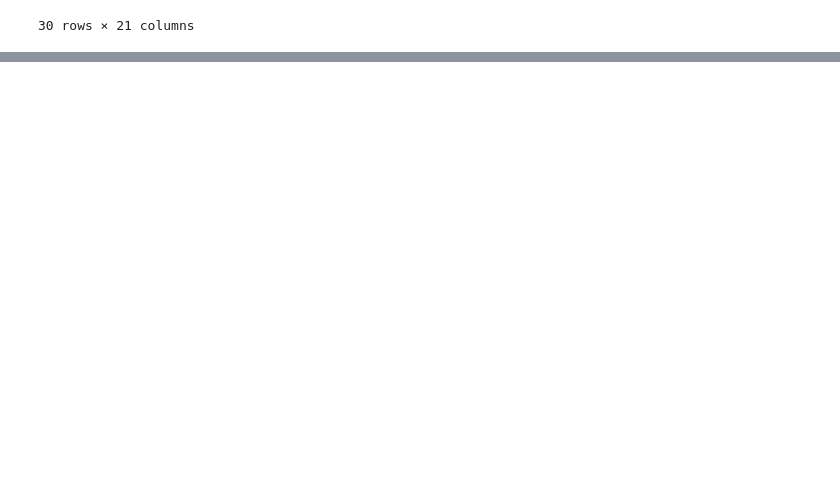
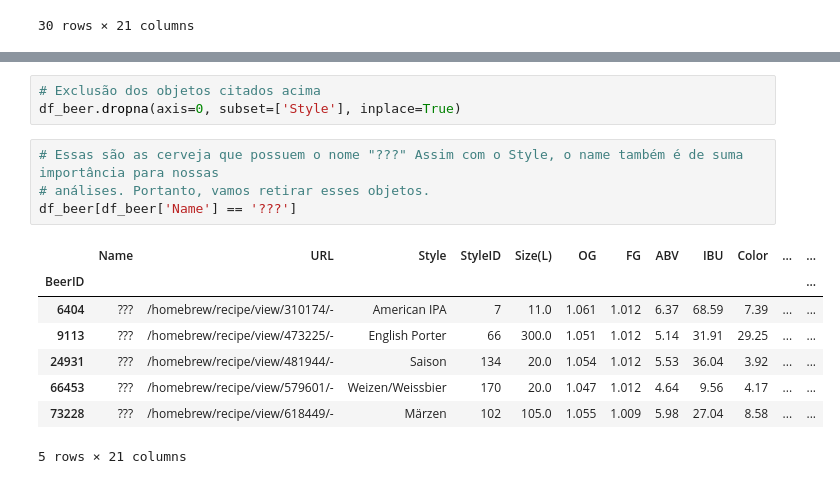
Before and after one commit to Kaioiva/TP_CienciaDeDados, a Jupyter notebook: TP_Ana_Gustavo_Kaio_beer.ipynb, the cells around one changed output, grey strips where cells are left out. Saved outputs shown, nothing was run; the diff lists cells and outputs as text; blank space fills up the shorter version.

```diff
--- a/TP_Ana_Gustavo_Kaio_beer.ipynb
+++ b/TP_Ana_Gustavo_Kaio_beer.ipynb
@@ -154,3 +178,19 @@ df_beer[df_beer['StyleID'] == 111]
 | 73701 | Chinook the Crook | /homebrew/recipe/view/615888/chin... | NaN | 111 | 20.82 | 1.055 | 1.010 | 5.90 | 68.19 | 7.55 | ... | ... |
 | 73859 | SK-Kölsch | /homebrew/recipe/view/586891/ | NaN | 111 | 16.00 | 1.046 | 1.008 | 5.01 | 25.42 | 3.63 | ... | ... |
 596 rows × 21 columns
+# %%
+# Exclusão dos objetos citados acima
+df_beer.dropna(axis=0, subset=['Style'], inplace=True)
+# %%
+# Essas são as cerveja que possuem o nome "???" Assim com o Style, o name também é de suma importância para nossas
+# análises. Portanto, vamos retirar esses objetos.
+df_beer[df_beer['Name'] == '???']
+# %% [output]
+|  | Name | URL | Style | StyleID | Size(L) | OG | FG | ABV | IBU | Color | ... | ... |
+| BeerID |  |  |  |  |  |  |  |  |  |  |  | ... |
+| 6404 | ??? | /homebrew/recipe/view/310174/- | American IPA | 7 | 11.0 | 1.061 | 1.012 | 6.37 | 68.59 | 7.39 | ... | ... |
+| 9113 | ??? | /homebrew/recipe/view/473225/- | English Porter | 66 | 300.0 | 1.051 | 1.012 | 5.14 | 31.91 | 29.25 | ... | ... |
+| 24931 | ??? | /homebrew/recipe/view/481944/- | Saison | 134 | 20.0 | 1.054 | 1.012 | 5.53 | 36.04 | 3.92 | ... | ... |
+| 66453 | ??? | /homebrew/recipe/view/579601/- | Weizen/Weissbier | 170 | 20.0 | 1.047 | 1.012 | 4.64 | 9.56 | 4.17 | ... | ... |
+| 73228 | ??? | /homebrew/recipe/view/618449/- | Märzen | 102 | 105.0 | 1.055 | 1.009 | 5.98 | 27.04 | 8.58 | ... | ... |
+5 rows × 21 columns
```
Also changed, not shown: parts of 6 cells of this notebook.
